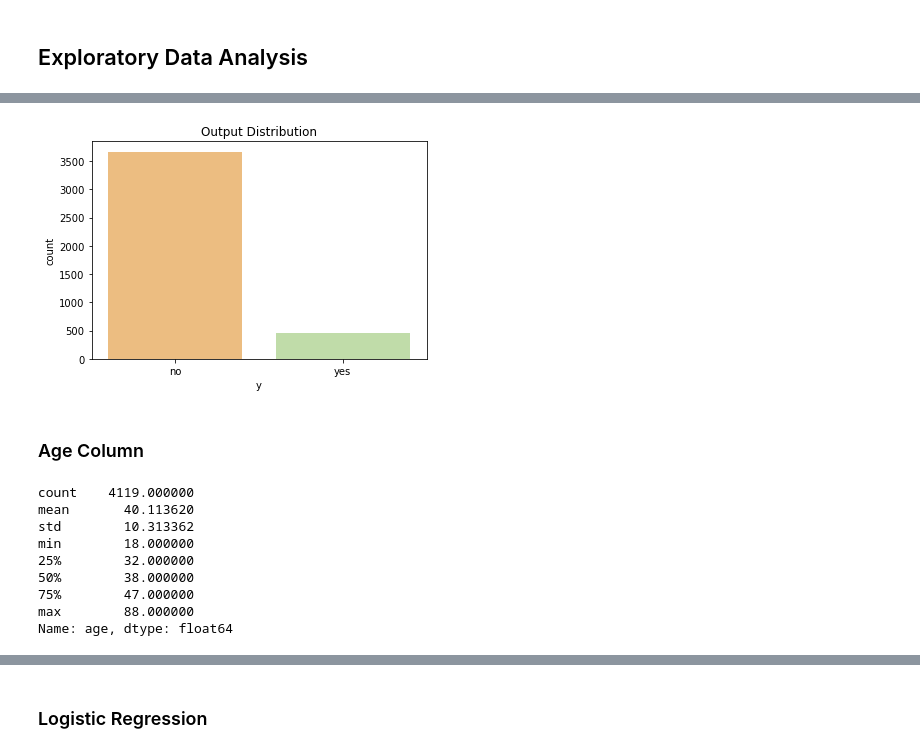
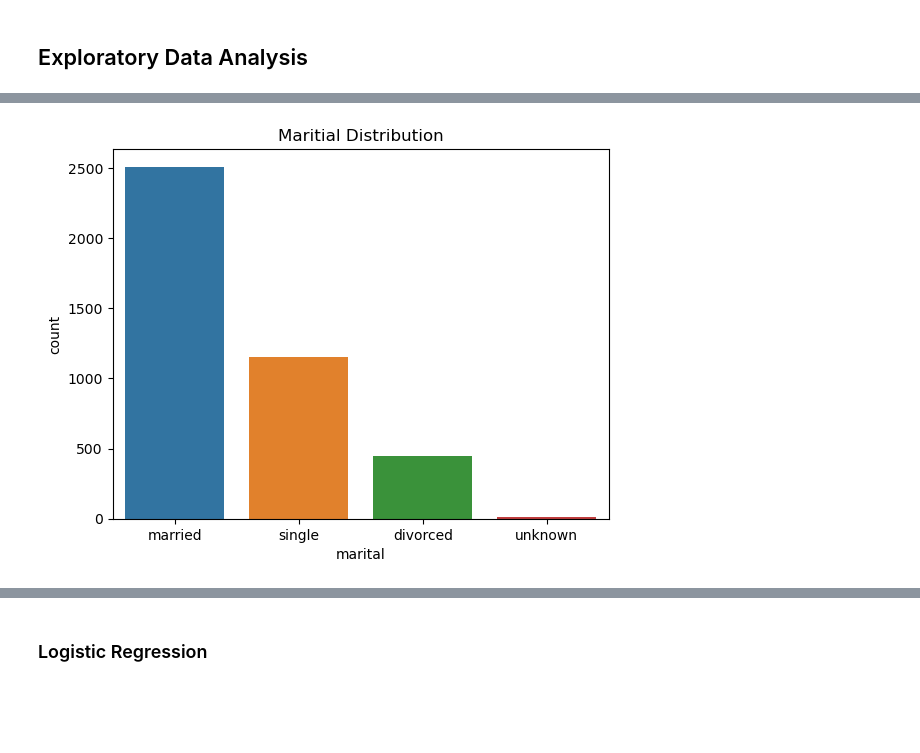
Before and after one commit to cnbrkaydemir/Banking-Classification, a Jupyter notebook: Banking_Classification.ipynb, the cells around one changed output, grey strips where cells are left out. Drawn from its saved outputs; the diff is of its cells as text; code cells hidden in the pictures; blank space fills up the shorter version.

```diff
--- a/Banking_Classification.ipynb
+++ b/Banking_Classification.ipynb
@@ -72,20 +104,6 @@ Name: y, dtype: int64
 # %%
-sns.countplot(x = data["y"], palette = "Spectral")
-plt.title("Output Distribution")
+sns.countplot(x = data["marital"])
+plt.title("Maritial Distribution")
 plt.show()
 # %% [output]
-[figure, old version]
+[figure, new version]
-# %% [markdown]
-### Age Column
-# %%
-data["age"].describe()
-# %% [output]
-count    4119.000000
-mean       40.113620
-std        10.313362
-min        18.000000
-25%        32.000000
-50%        38.000000
-75%        47.000000
-max        88.000000
-Name: age, dtype: float64
```
Also changed, not shown: parts of 180 cells of this notebook, 2 other files.
